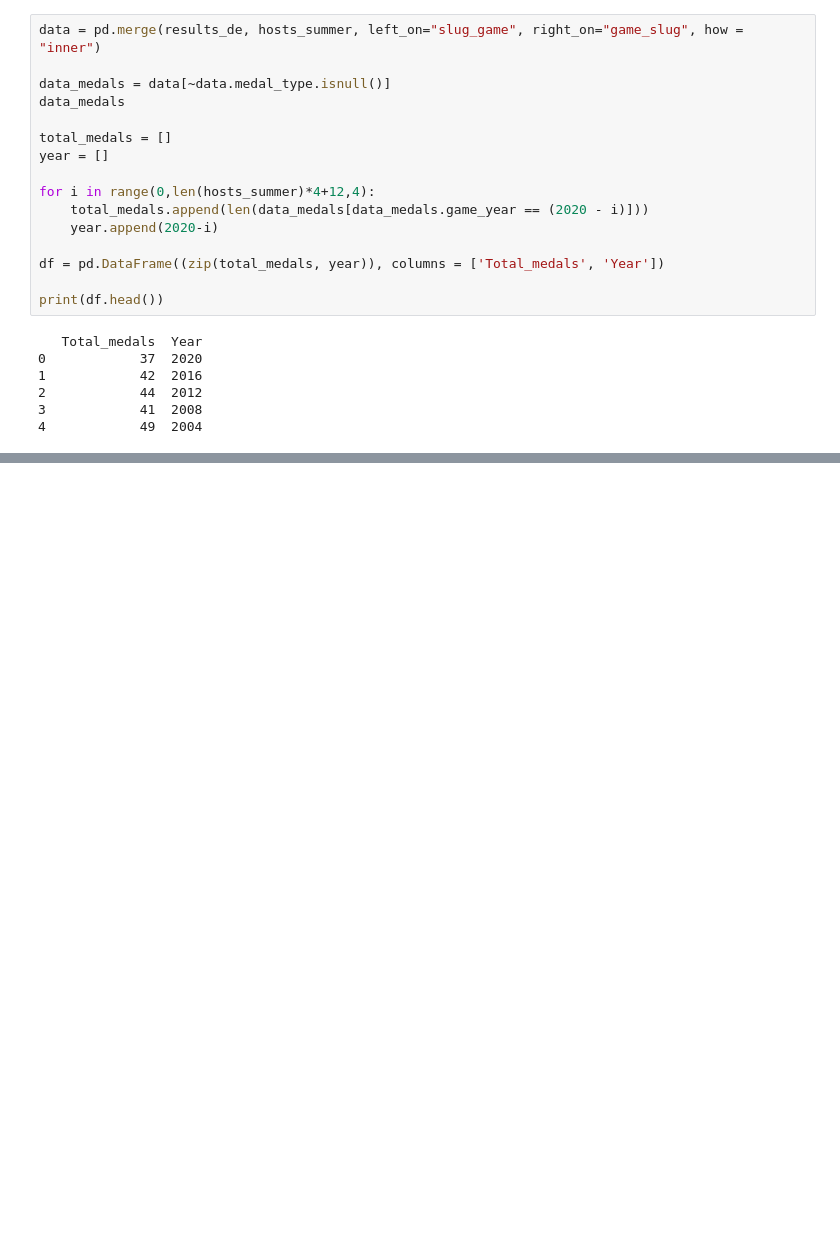
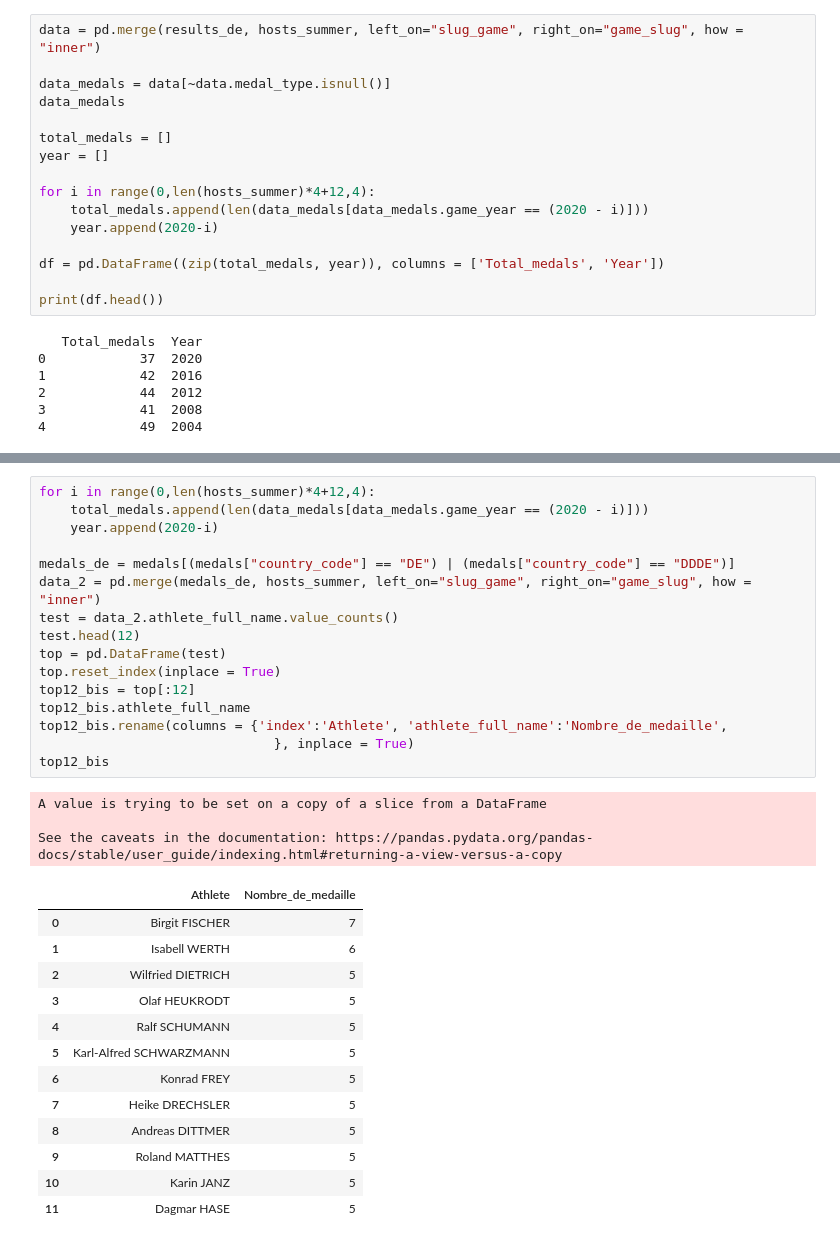
Before and after one commit to brmuloot/Jeux-Olympiques, a Jupyter notebook: Jeux_olympiques.ipynb, the cells around one changed output, grey strips where cells are left out. Cells and saved outputs as stored; diff of their text form; blank space fills up the shorter version.

```diff
--- a/Jeux_olympiques.ipynb
+++ b/Jeux_olympiques.ipynb
@@ -129,0 +134,33 @@ plot + p9.geom_line(color='red') + p9.ggtitle("Répartition des médailles Allem
+# %%
+for i in range(0,len(hosts_summer)*4+12,4):
+    total_medals.append(len(data_medals[data_medals.game_year == (2020 - i)]))
+    year.append(2020-i)
+
+medals_de = medals[(medals["country_code"] == "DE") | (medals["country_code"] == "DDDE")]
+data_2 = pd.merge(medals_de, hosts_summer, left_on="slug_game", right_on="game_slug", how = "inner")
+test = data_2.athlete_full_name.value_counts()
+test.head(12)
+top = pd.DataFrame(test)
+top.reset_index(inplace = True)
+top12_bis = top[:12]
+top12_bis.athlete_full_name
+top12_bis.rename(columns = {'index':'Athlete', 'athlete_full_name':'Nombre_de_medaille',
+                              }, inplace = True)
+top12_bis
+# %% [output]
+A value is trying to be set on a copy of a slice from a DataFrame
+
+See the caveats in the documentation: https://pandas.pydata.org/pandas-docs/stable/user_guide/indexing.html#returning-a-view-versus-a-copy
+|  | Athlete | Nombre_de_medaille |
+| 0 | Birgit FISCHER | 7 |
+| 1 | Isabell WERTH | 6 |
+| 2 | Wilfried DIETRICH | 5 |
+| 3 | Olaf HEUKRODT | 5 |
+| 4 | Ralf SCHUMANN | 5 |
+| 5 | Karl-Alfred SCHWARZMANN | 5 |
+| 6 | Konrad FREY | 5 |
+| 7 | Heike DRECHSLER | 5 |
+| 8 | Andreas DITTMER | 5 |
+| 9 | Roland MATTHES | 5 |
+| 10 | Karin JANZ | 5 |
+| 11 | Dagmar HASE | 5 |
```
Also changed, not shown: parts of 4 cells of this notebook.
